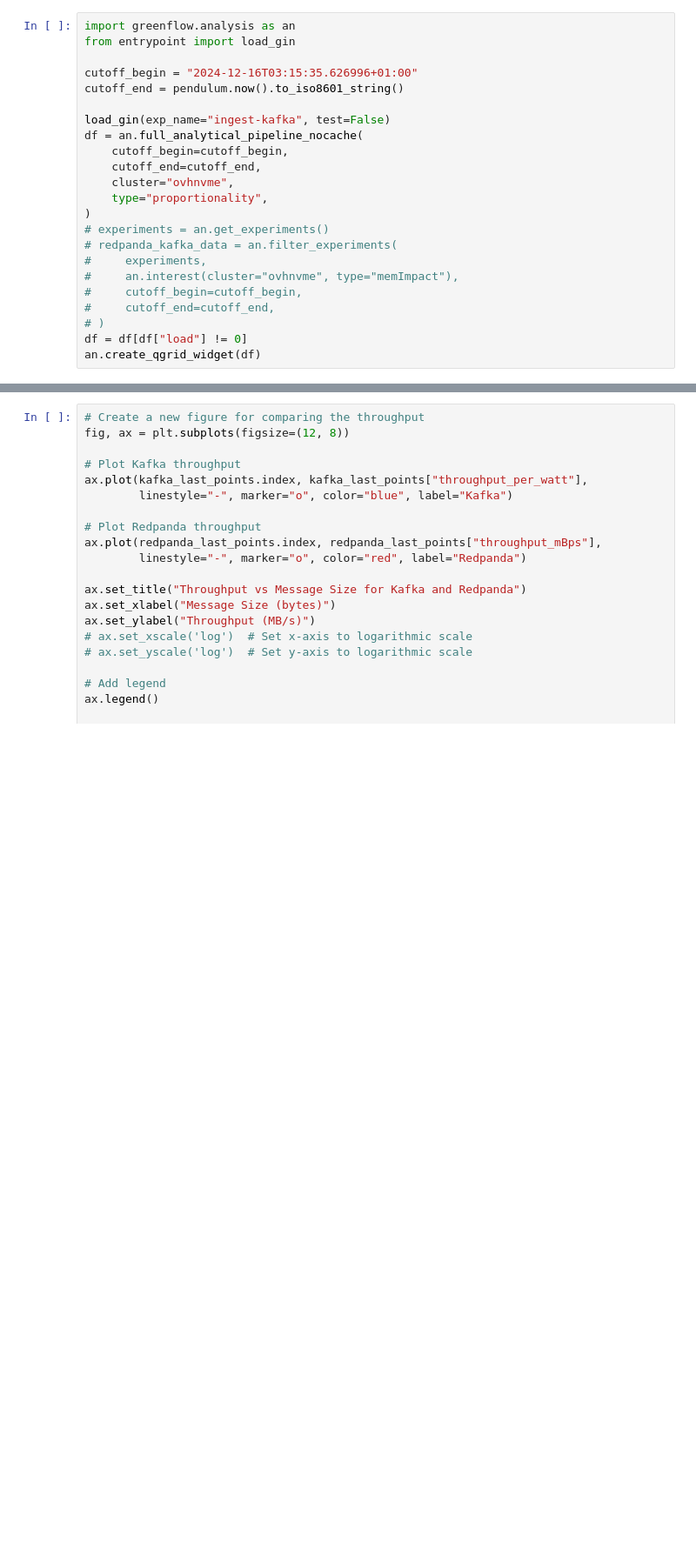
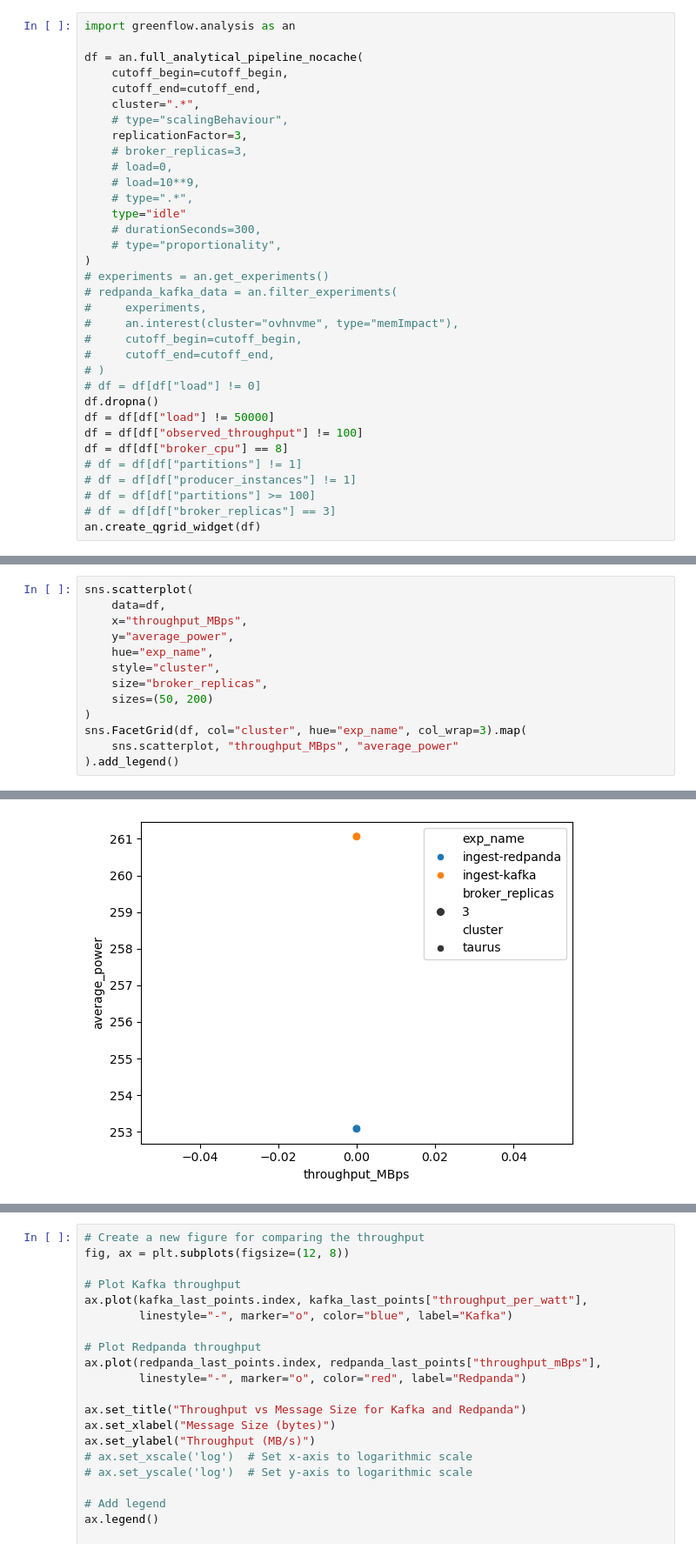
Before and after one commit to stream-energy/greenflow, a Jupyter notebook: plots/analysis.ipynb, the cells around one changed output, grey strips where cells are left out. Shown at 87% size. Cells and saved outputs as stored; diff of their text form; blank space fills up the shorter version.

```diff
--- a/plots/analysis.ipynb
+++ b/plots/analysis.ipynb
@@ -22,16 +41,19 @@ handler: 'OutStream' object has no attribute 'reconfigure'
 # %%
 import greenflow.analysis as an
-from entrypoint import load_gin
 
-cutoff_begin = "2024-12-16T03:15:35.626996+01:00"
-cutoff_end = pendulum.now().to_iso8601_string()
-
-load_gin(exp_name="ingest-kafka", test=False)
 df = an.full_analytical_pipeline_nocache(
     cutoff_begin=cutoff_begin,
     cutoff_end=cutoff_end,
-    cluster="ovhnvme",
-    type="proportionality",
+    cluster=".*",
+    # type="scalingBehaviour",
+    replicationFactor=3,
+    # broker_replicas=3,
+    # load=0,
+    # load=10**9,
+    # type=".*",
+    type="idle"
+    # durationSeconds=300,
+    # type="proportionality",
 )
 # experiments = an.get_experiments()
 # redpanda_kafka_data = an.filter_experiments(
@@ -40,6 +62,14 @@ df = an.full_analytical_pipeline_nocache(
 #     cutoff_begin=cutoff_begin,
 #     cutoff_end=cutoff_end,
 # )
-df = df[df["load"] != 0]
+# df = df[df["load"] != 0]
+df.dropna()
+df = df[df["load"] != 50000]
+df = df[df["observed_throughput"] != 100]
+df = df[df["broker_cpu"] == 8]
+# df = df[df["partitions"] != 1]
+# df = df[df["producer_instances"] != 1]
+# df = df[df["partitions"] >= 100]
+# df = df[df["broker_replicas"] == 3]
 an.create_qgrid_widget(df)
 # %% [output]
@@ -65,0 +82,14 @@ QgridWidget(grid_options={'fullWidthRows': True, 'syncColumnCellResize': True, '
+# %%
+sns.scatterplot(
+    data=df,
+    x="throughput_MBps",
+    y="average_power",
+    hue="exp_name",
+    style="cluster",
+    size="broker_replicas",
+    sizes=(50, 200)
+)
+sns.FacetGrid(df, col="cluster", hue="exp_name", col_wrap=3).map(
+    sns.scatterplot, "throughput_MBps", "average_power"
+).add_legend()
+# %% [output]
@@ -65,0 +97 @@ QgridWidget(grid_options={'fullWidthRows': True, 'syncColumnCellResize': True, '
+[figure, added]
```
Also changed, not shown: parts of 10 cells of this notebook, 9 other files.
